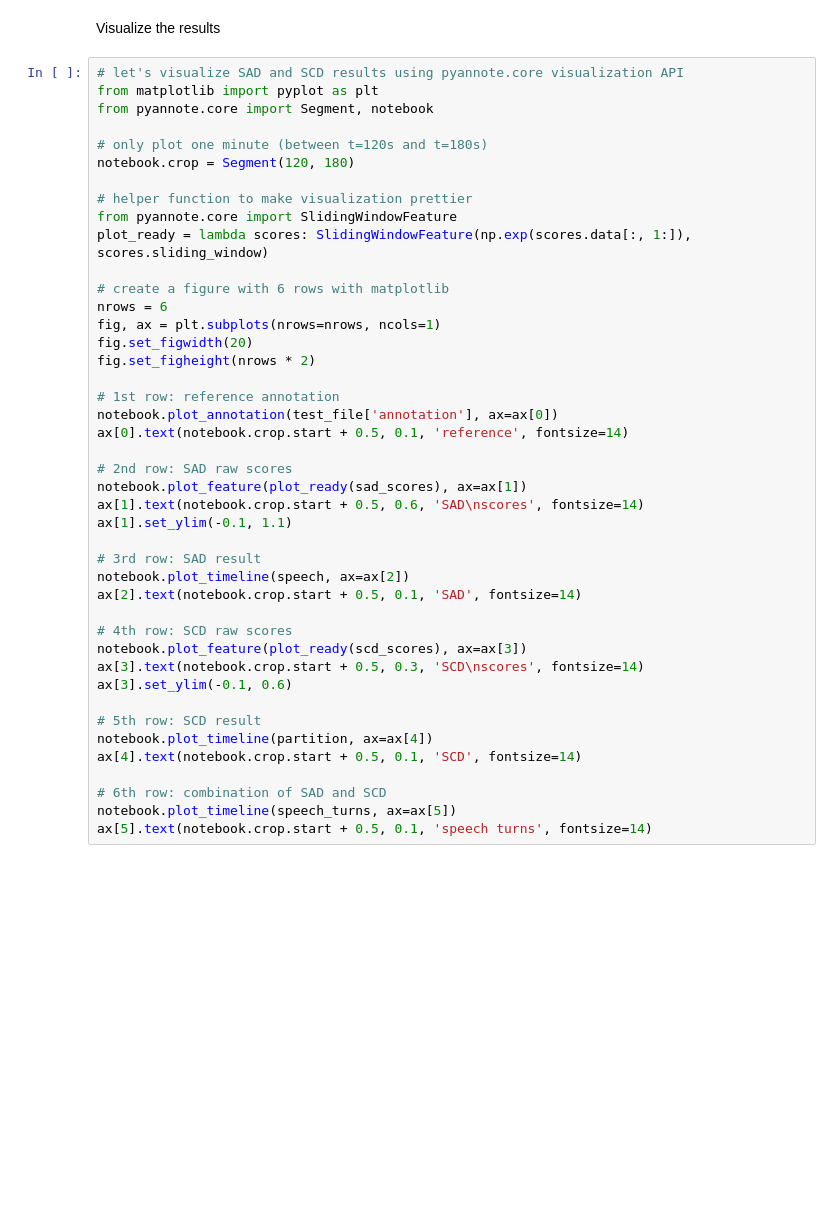
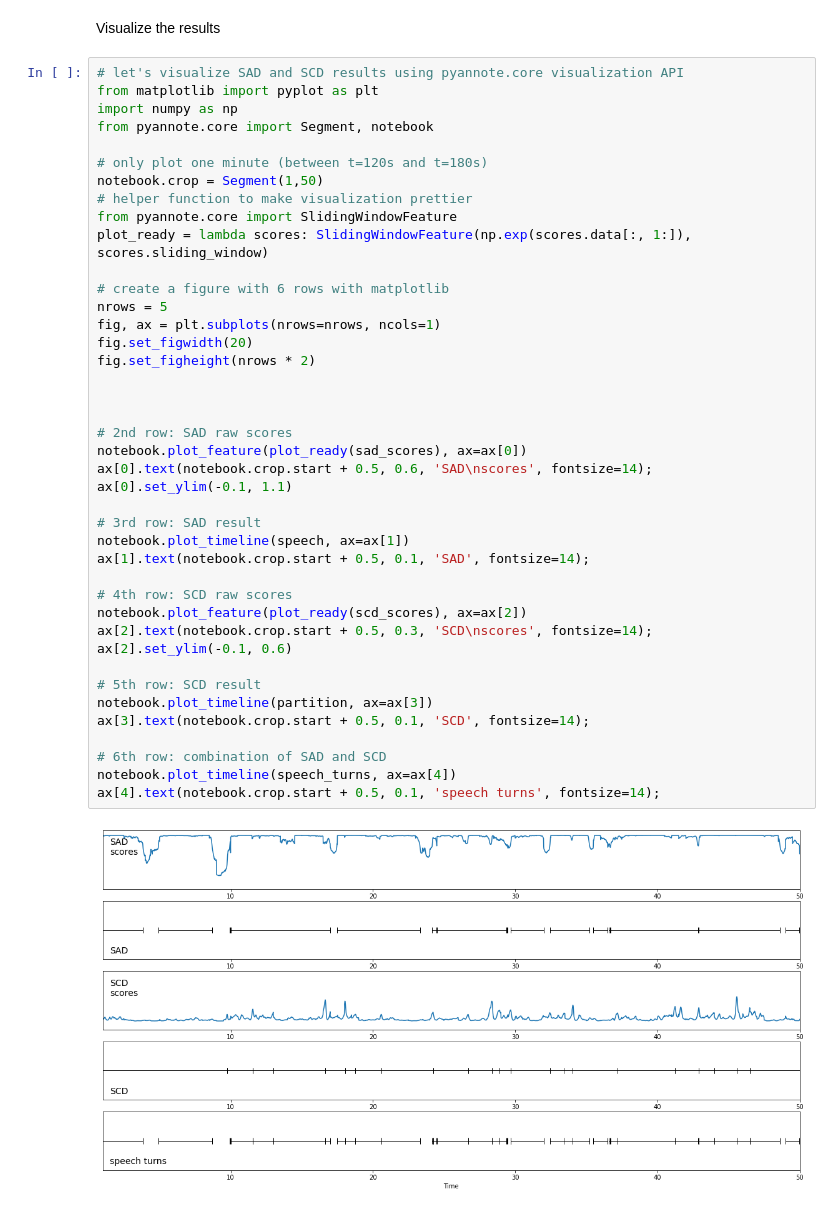
Before and after one commit to AntonBiryukovUofC/diurisation-pet-proj, a Jupyter notebook: notebooks/diarization_tests.ipynb, the cells around one changed output. Cells and saved outputs as stored; diff of their text form; blank space fills up the shorter version.

```diff
--- a/notebooks/diarization_tests.ipynb
+++ b/notebooks/diarization_tests.ipynb
@@ -61,43 +75,43 @@ Visualize the results
 # %%
 # let's visualize SAD and SCD results using pyannote.core visualization API
 from matplotlib import pyplot as plt
+import numpy as np
 from pyannote.core import Segment, notebook
 
 # only plot one minute (between t=120s and t=180s)
-notebook.crop = Segment(120, 180)
-
+notebook.crop = Segment(1,50)
 # helper function to make visualization prettier
 from pyannote.core import SlidingWindowFeature
 plot_ready = lambda scores: SlidingWindowFeature(np.exp(scores.data[:, 1:]), scores.sliding_window)
 
 # create a figure with 6 rows with matplotlib
-nrows = 6
+nrows = 5
 fig, ax = plt.subplots(nrows=nrows, ncols=1)
 fig.set_figwidth(20)
 fig.set_figheight(nrows * 2)
 
-# 1st row: reference annotation
-notebook.plot_annotation(test_file['annotation'], ax=ax[0])
-ax[0].text(notebook.crop.start + 0.5, 0.1, 'reference', fontsize=14)
+
 
 # 2nd row: SAD raw scores
-notebook.plot_feature(plot_ready(sad_scores), ax=ax[1])
-ax[1].text(notebook.crop.start + 0.5, 0.6, 'SAD\nscores', fontsize=14)
-ax[1].set_ylim(-0.1, 1.1)
+notebook.plot_feature(plot_ready(sad_scores), ax=ax[0])
+ax[0].text(notebook.crop.start + 0.5, 0.6, 'SAD\nscores', fontsize=14);
+ax[0].set_ylim(-0.1, 1.1)
 
 # 3rd row: SAD result
-notebook.plot_timeline(speech, ax=ax[2])
-ax[2].text(notebook.crop.start + 0.5, 0.1, 'SAD', fontsize=14)
+notebook.plot_timeline(speech, ax=ax[1])
+ax[1].text(notebook.crop.start + 0.5, 0.1, 'SAD', fontsize=14);
 
 # 4th row: SCD raw scores
-notebook.plot_feature(plot_ready(scd_scores), ax=ax[3])
-ax[3].text(notebook.crop.start + 0.5, 0.3, 'SCD\nscores', fontsize=14)
-ax[3].set_ylim(-0.1, 0.6)
+notebook.plot_feature(plot_ready(scd_scores), ax=ax[2])
+ax[2].text(notebook.crop.start + 0.5, 0.3, 'SCD\nscores', fontsize=14);
+ax[2].set_ylim(-0.1, 0.6)
 
 # 5th row: SCD result
-notebook.plot_timeline(partition, ax=ax[4])
-ax[4].text(notebook.crop.start + 0.5, 0.1, 'SCD', fontsize=14)
+notebook.plot_timeline(partition, ax=ax[3])
+ax[3].text(notebook.crop.start + 0.5, 0.1, 'SCD', fontsize=14);
 
 # 6th row: combination of SAD and SCD
-notebook.plot_timeline(speech_turns, ax=ax[5])
-ax[5].text(notebook.crop.start + 0.5, 0.1, 'speech turns', fontsize=14)
+notebook.plot_timeline(speech_turns, ax=ax[4])
+ax[4].text(notebook.crop.start + 0.5, 0.1, 'speech turns', fontsize=14);
+# %% [output]
+[figure, added]
```
Also changed, not shown: parts of 16 cells of this notebook, 28 other files.
